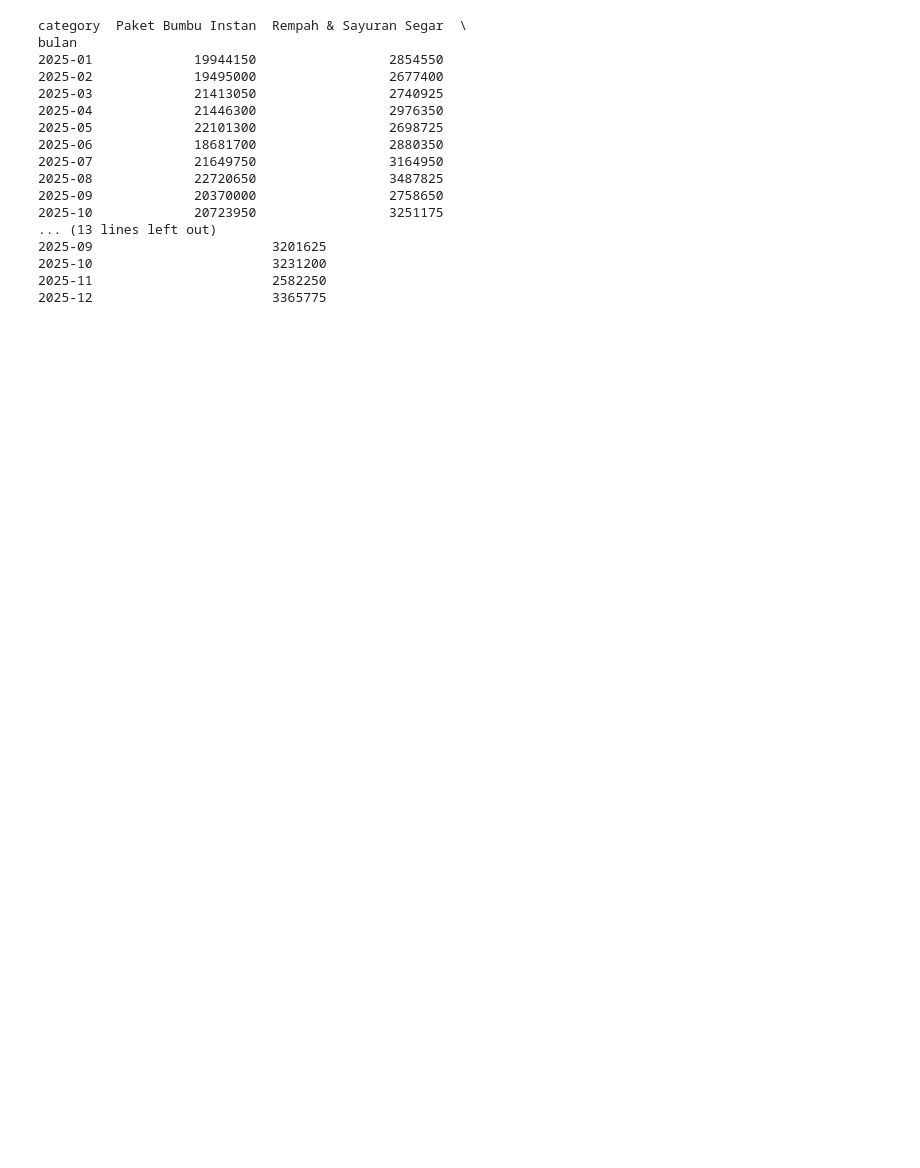
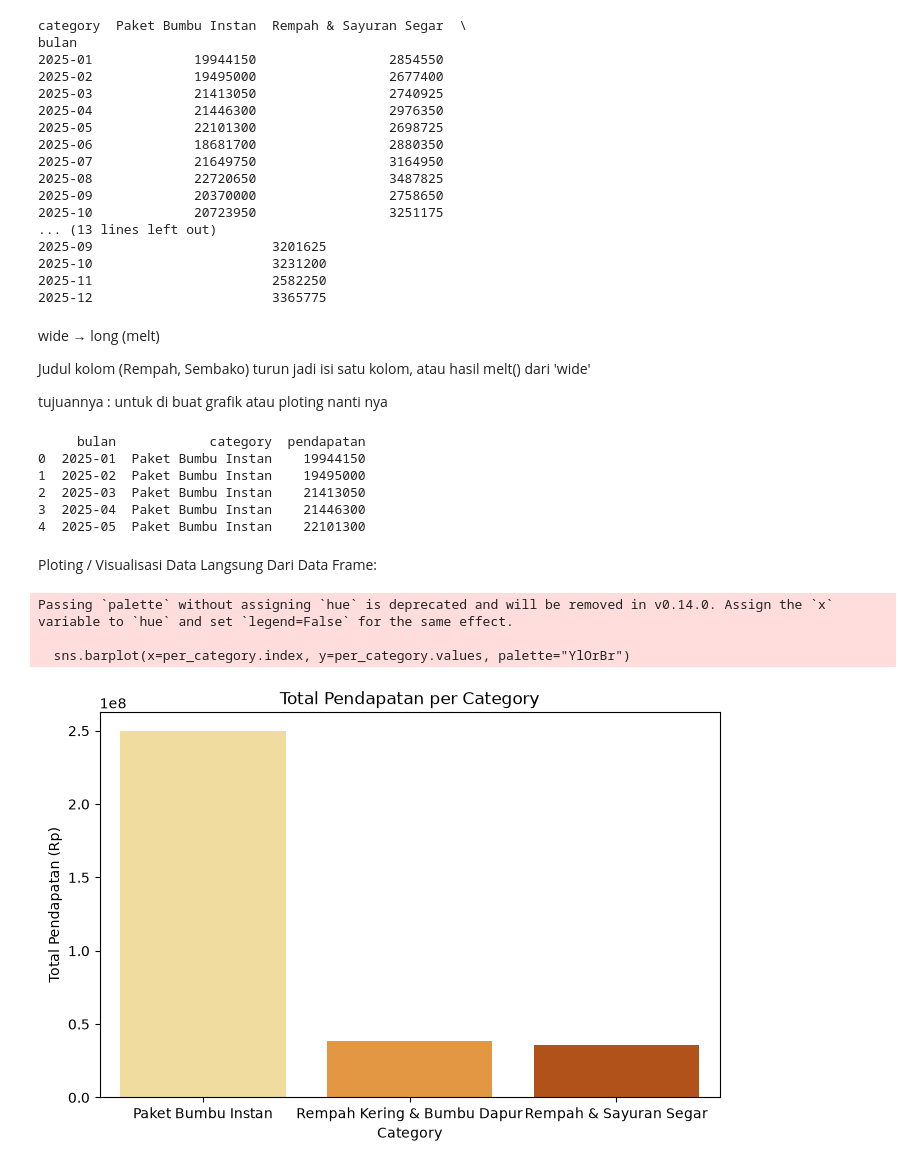
Before and after one commit to zulvanadrian-spec/mini-project-data-analyst-visualizations, a Jupyter notebook: Mini Project/part-2.ipynb, the cells around one changed output. Saved outputs shown, nothing was run; the diff lists cells and outputs as text; code cells hidden in the pictures; blank space fills up the shorter version.

```diff
--- a/Mini Project/part-2.ipynb
+++ b/Mini Project/part-2.ipynb
@@ -114,0 +126,41 @@ bulan
+# %% [markdown]
+wide → long (melt)
+
+Judul kolom (Rempah, Sembako) turun jadi isi satu kolom, atau hasil melt() dari 'wide'
+
+tujuannya :
+untuk di buat grafik atau ploting nanti nya
+# %%
+long = (wide.drop(columns='total')  # buang kolom total, biar nggak kebaca sebagai category
+.reset_index()                      # bulan dari index jadi kolom biasa
+.melt(id_vars="bulan",              # bulan dibiarin apa adanya
+var_name="category",               # judul kolom (Rempah, Sembako) turun jadi isi kolom ini
+value_name="pendapatan"))          # angka di sel jadi isi kolom ini
+
+print(long.head())
+# %% [output]
+     bulan            category  pendapatan
+0  2025-01  Paket Bumbu Instan    19944150
+1  2025-02  Paket Bumbu Instan    19495000
+2  2025-03  Paket Bumbu Instan    21413050
+3  2025-04  Paket Bumbu Instan    21446300
+4  2025-05  Paket Bumbu Instan    22101300
+# %% [markdown]
+Ploting / Visualisasi Data Langsung Dari Data Frame:
+# %%
+import matplotlib.pyplot as plt
+import seaborn as sns
+
+per_category = df.groupby("category")["total"].sum().sort_values(ascending=False)
+
+plt.figure(figsize=(8, 5))
+sns.barplot(x=per_category.index, y=per_category.values, palette="YlOrBr")
+plt.title("Total Pendapatan per Category")
+plt.xlabel("Category")
+plt.ylabel("Total Pendapatan (Rp)")
+plt.show()
+# %% [output]
+Passing `palette` without assigning `hue` is deprecated and will be removed in v0.14.0. Assign the `x` variable to `hue` and set `legend=False` for the same effect.
+
+  sns.barplot(x=per_category.index, y=per_category.values, palette="YlOrBr")
+[figure, added]
```
Also changed, not shown: parts of 10 cells of this notebook.
